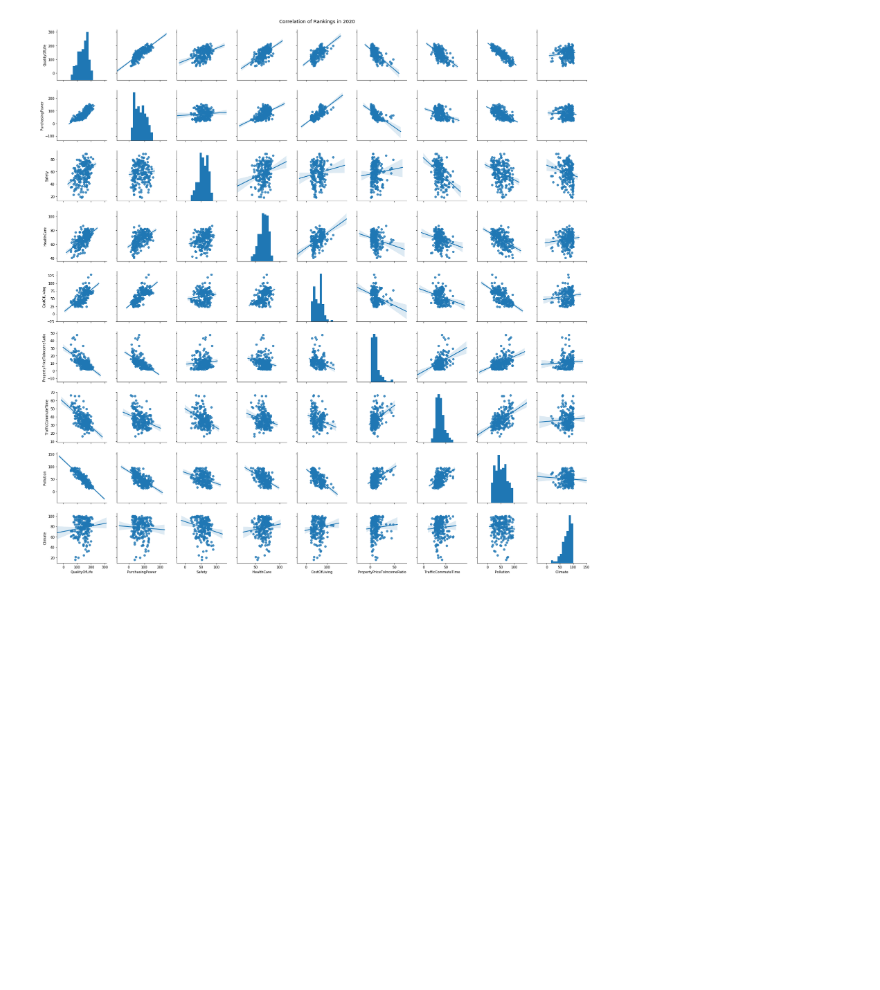
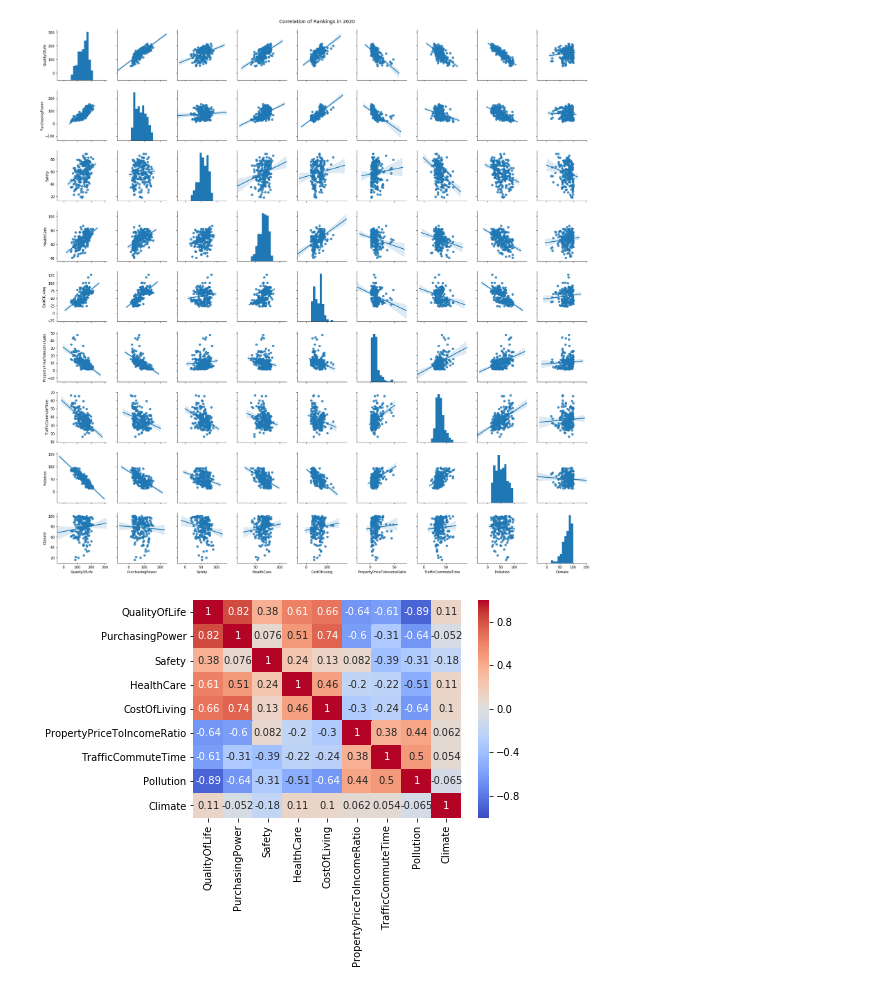
Before and after one commit to helmuthb/data-oriented-programming, a Jupyter notebook: Numbeo.ipynb, the cells around one changed output. Saved outputs shown, nothing was run; the diff lists cells and outputs as text; code cells hidden in the pictures; blank space fills up the shorter version.

```diff
--- a/Numbeo.ipynb
+++ b/Numbeo.ipynb
@@ -244,3 +292,10 @@ g.fig.savefig('visuals/CorrelationOfRankingsIn2020.png')
+# %%
+sns.heatmap(dfNumbeo2020_cleaned.corr(),
+            vmin=-1,
+            cmap='coolwarm',
+            annot=True);
+# %% [output]
+[figure, added]
 # %%
 #g = sns.boxplot(x="Period", y="value",hue="variable", data=dfNumbeoPivoted,order=np.flip(dfNumbeo.Period.unique()))
 #dir(g)
```
Also changed, not shown: parts of 12 cells of this notebook, 2 other files.
